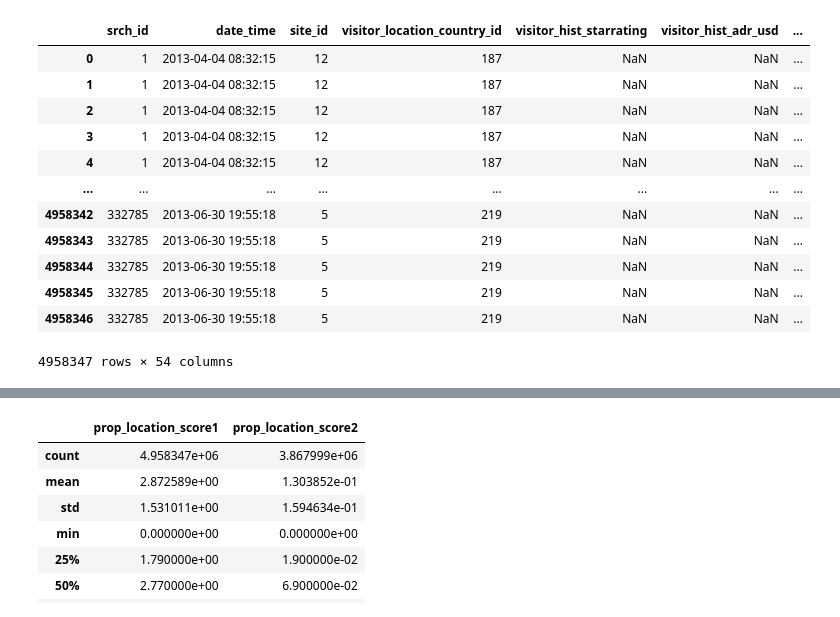
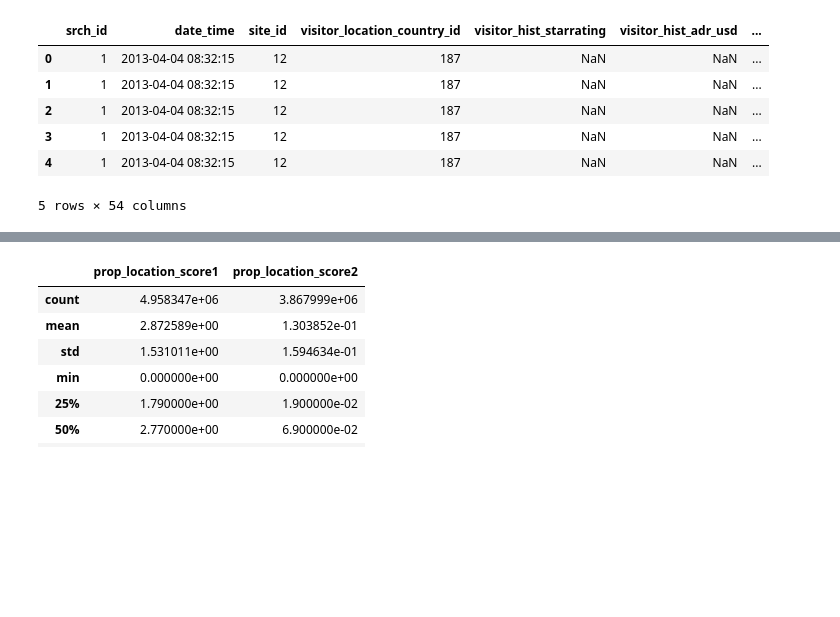
Before and after one commit to ducnowitzki/data-mining-techniques-assignment2, a Jupyter notebook: task2-data-understanding.ipynb, the cells around one changed output, grey strips where cells are left out. Drawn from its saved outputs; the diff is of its cells as text; code cells hidden in the pictures; blank space fills up the shorter version.

```diff
--- a/task2-data-understanding.ipynb
+++ b/task2-data-understanding.ipynb
@@ -5,21 +5,15 @@ import matplotlib.pyplot as plt
 # %%
 data_df = pd.read_csv('datasets/training_set_VU_DM.csv')
 # %%
-data_df
+data_df.head()
 # %% [output]
 |  | srch_id | date_time | site_id | visitor_location_country_id | visitor_hist_starrating | visitor_hist_adr_usd | ... |
 | 0 | 1 | 2013-04-04 08:32:15 | 12 | 187 | NaN | NaN | ... |
 | 1 | 1 | 2013-04-04 08:32:15 | 12 | 187 | NaN | NaN | ... |
 | 2 | 1 | 2013-04-04 08:32:15 | 12 | 187 | NaN | NaN | ... |
 | 3 | 1 | 2013-04-04 08:32:15 | 12 | 187 | NaN | NaN | ... |
 | 4 | 1 | 2013-04-04 08:32:15 | 12 | 187 | NaN | NaN | ... |
-| ... | ... | ... | ... | ... | ... | ... | ... |
-| 4958342 | 332785 | 2013-06-30 19:55:18 | 5 | 219 | NaN | NaN | ... |
-| 4958343 | 332785 | 2013-06-30 19:55:18 | 5 | 219 | NaN | NaN | ... |
-| 4958344 | 332785 | 2013-06-30 19:55:18 | 5 | 219 | NaN | NaN | ... |
-| 4958345 | 332785 | 2013-06-30 19:55:18 | 5 | 219 | NaN | NaN | ... |
-| 4958346 | 332785 | 2013-06-30 19:55:18 | 5 | 219 | NaN | NaN | ... |
-4958347 rows × 54 columns
+5 rows × 54 columns
 # %%
 describe_df = data_df.describe()
 describe_df
```
Also changed, not shown: parts of 2 cells of this notebook, 2 other files.
